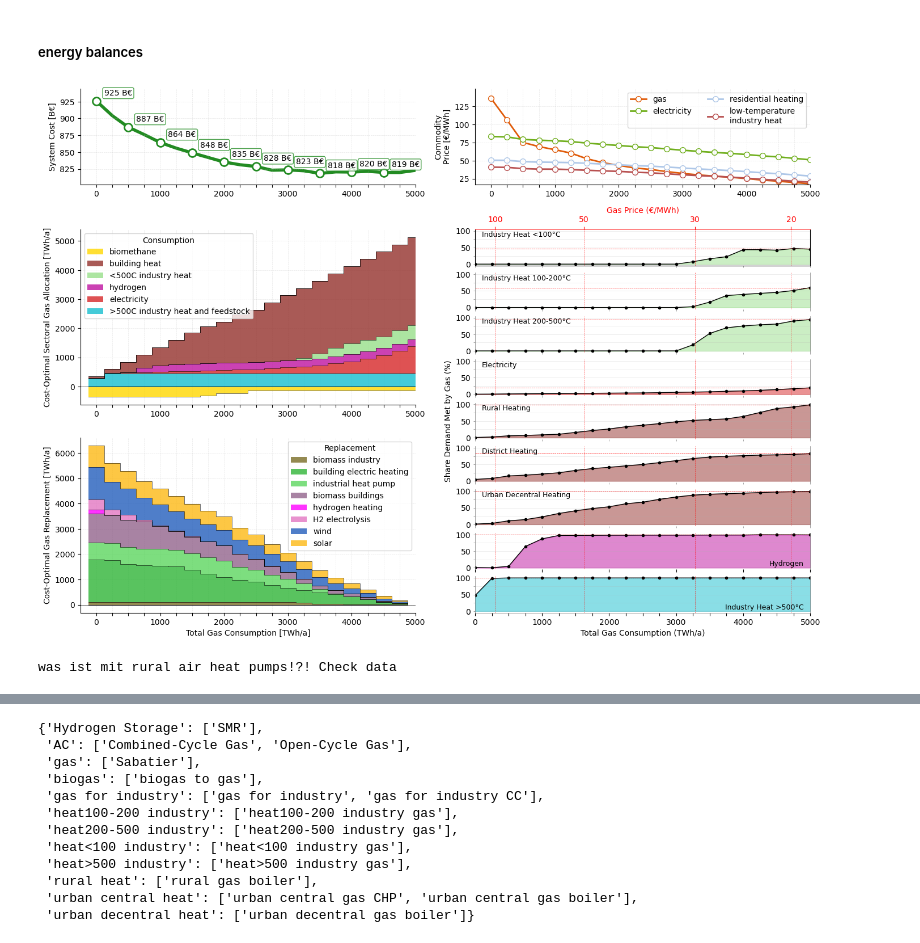
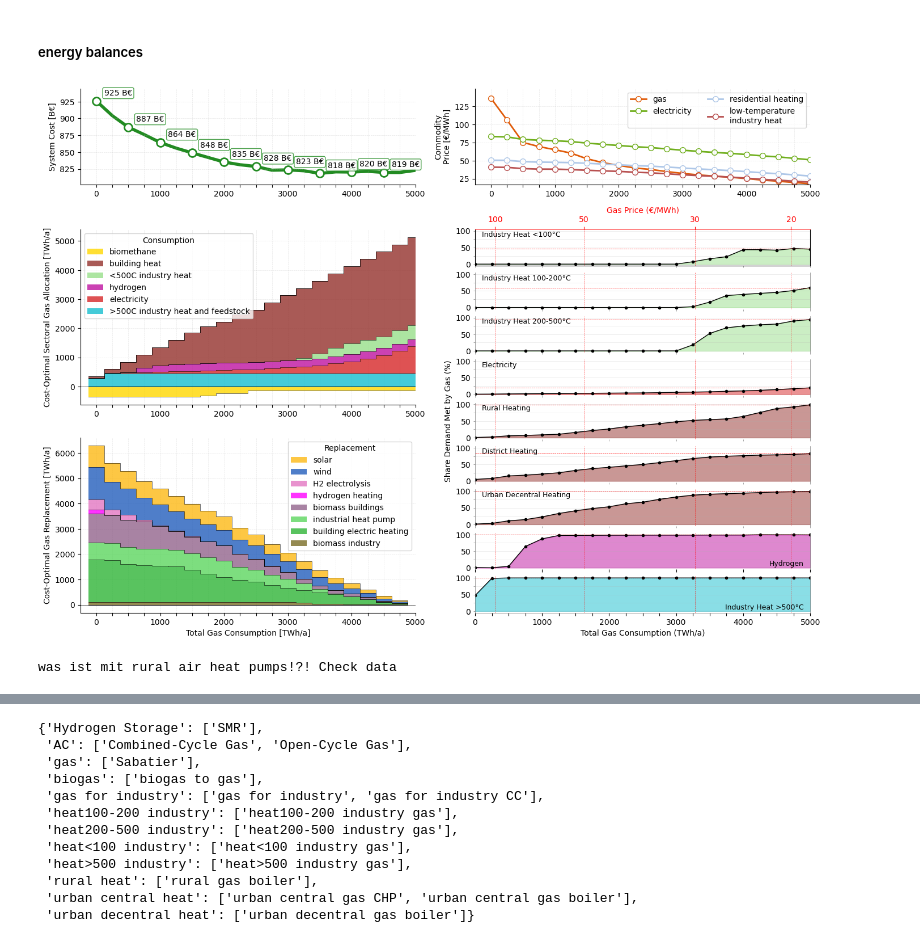
Before and after one commit to LukasFrankenQ/resilient-pypsa-eur, a Jupyter notebook: notebooks/plot_total_gas_use.ipynb, the cells around one changed output, grey strips where cells are left out. Drawn from its saved outputs; the diff is of its cells as text; code cells hidden in the pictures.

```diff
--- a/notebooks/plot_total_gas_use.ipynb
+++ b/notebooks/plot_total_gas_use.ipynb
@@ -621,7 +621,7 @@ ax_old_1.set_xticklabels(
 # Add legend on the right side
 handles = []
 labels = []
-for carrier in sorting:
+for carrier in sorting[::-1]:
     if carrier == 'biogas to gas':
         continue
     if carrier in tech_colors:
@@ -716,34 +716,34 @@ for i, (bc, techs) in enumerate(gas_techs_by_bus.items()):
     if i < len(gas_techs_by_bus) - 2:
         ax.tick_params(axis='x', which='major', length=2, width=0.5, color='grey')
 
     ax.spines['top'].set_visible(False)
     ax.spines['bottom'].set_visible(False)
 
     if gas_percentage.values.max() < 100:
         ax.axhline(gas_percentage.values.max(), color='r', linestyle='--', linewidth=0.5)
     # Add twin x-axis for the first (top) subplot
     if i == 0:
         ax2 = ax.twiny()
         ax2.set_xlim(ax.get_xlim())
         ax2.set_xticks([x_at_price[p] for p in price_thresholds])
         ax2.set_xticklabels([f'{p}' for p in price_thresholds])
         ax2.set_xlabel('Gas Price (€/MWh)', color='red')
         ax2.tick_params(axis='x', colors='red')
         ax2.spines['top'].set_edgecolor('red')
         ax2.spines['top'].set_linewidth(0.5)
 
 ax_right[-1].set_xticks(range(0, 5250, 250))
 ax_right[-1].set_xticklabels(ax_old_1.get_xticklabels())
 ax_right[-1].set_xlabel('Total Gas Consumption (TWh/a)')
 ax_right[-1].spines['bottom'].set_visible(True)
 
 plt.tight_layout()
 plt.savefig('main_results.pdf', bbox_inches='tight')
 plt.show()
 
 print('was ist mit rural air heat pumps!?! Check data')
 # %% [output]
-[figure, old version]
+[figure, new version]
 was ist mit rural air heat pumps!?! Check data
 # %%
 df
```
Also changed, not shown: 3 other files.
